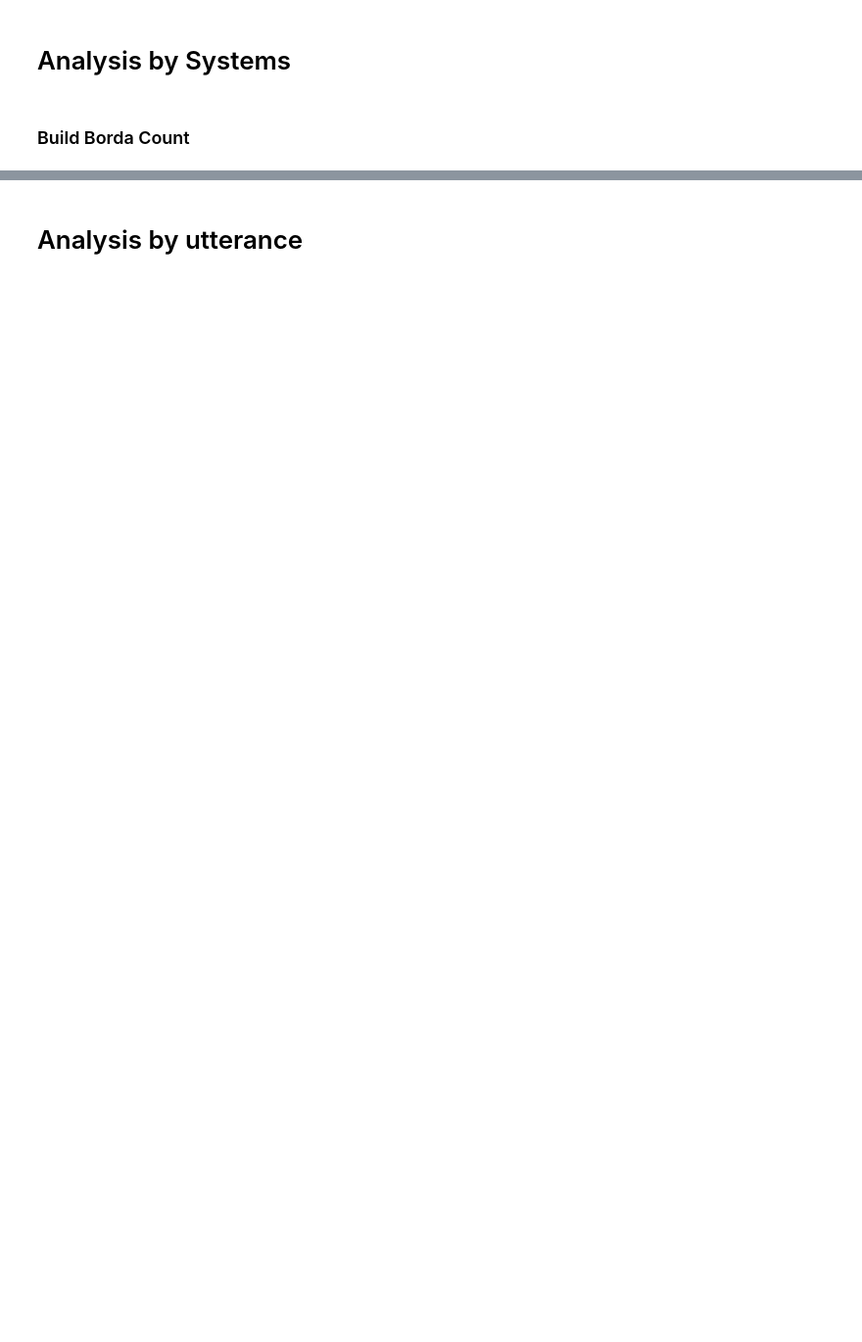
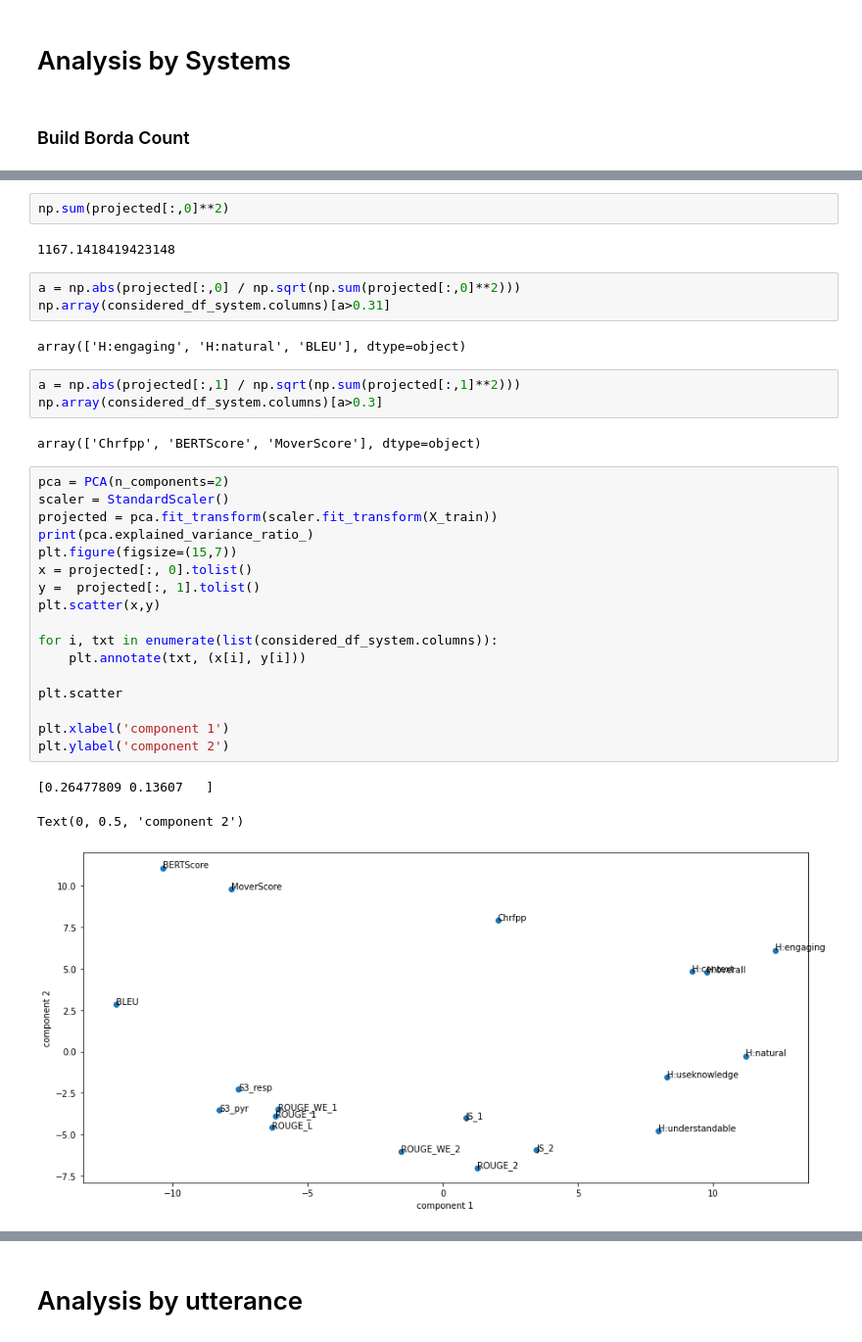
Before and after one commit to PierreColombo/HumanMetric, a Jupyter notebook: Experiement PCA.ipynb, the cells around one changed output, grey strips where cells are left out. Shown: that part at 98% size. Cells and saved outputs as stored; diff of their text form; blank space fills up the shorter version.

```diff
--- a/Experiement PCA.ipynb
+++ b/Experiement PCA.ipynb
@@ -98 +109,36 @@ Human ['borda_H:pyr', 'borda_H:resp']
 Other ['borda_S3_pyr', 'borda_S3_resp', 'borda_ROUGE_WE_1', 'borda_ROUGE_WE_2', 'borda_JS_1', 'borda_JS_2', 'borda_ROUGE_L', 'borda_ROUGE_1', 'borda_ROUGE_2', 'borda_BLEU', 'borda_Chrfpp', 'borda_BERT ...
+# %%
+np.sum(projected[:,0]**2)
+# %% [output]
+1167.1418419423148
+# %%
+a = np.abs(projected[:,0] / np.sqrt(np.sum(projected[:,0]**2)))
+np.array(considered_df_system.columns)[a>0.31]
+# %% [output]
+array(['H:engaging', 'H:natural', 'BLEU'], dtype=object)
+# %%
+a = np.abs(projected[:,1] / np.sqrt(np.sum(projected[:,1]**2)))
+np.array(considered_df_system.columns)[a>0.3]
+# %% [output]
+array(['Chrfpp', 'BERTScore', 'MoverScore'], dtype=object)
+# %%
+pca = PCA(n_components=2)
+scaler = StandardScaler()
+projected = pca.fit_transform(scaler.fit_transform(X_train))
+print(pca.explained_variance_ratio_)
+plt.figure(figsize=(15,7))
+x = projected[:, 0].tolist()
+y =  projected[:, 1].tolist()
+plt.scatter(x,y)
+
+for i, txt in enumerate(list(considered_df_system.columns)):
+    plt.annotate(txt, (x[i], y[i]))
+
+plt.scatter
+
+plt.xlabel('component 1')
+plt.ylabel('component 2')
+# %% [output]
+[0.26477809 0.13607   ]
+Text(0, 0.5, 'component 2')
+[figure, added]
```
Also changed, not shown: parts of 11 cells of this notebook, 2 other files.
